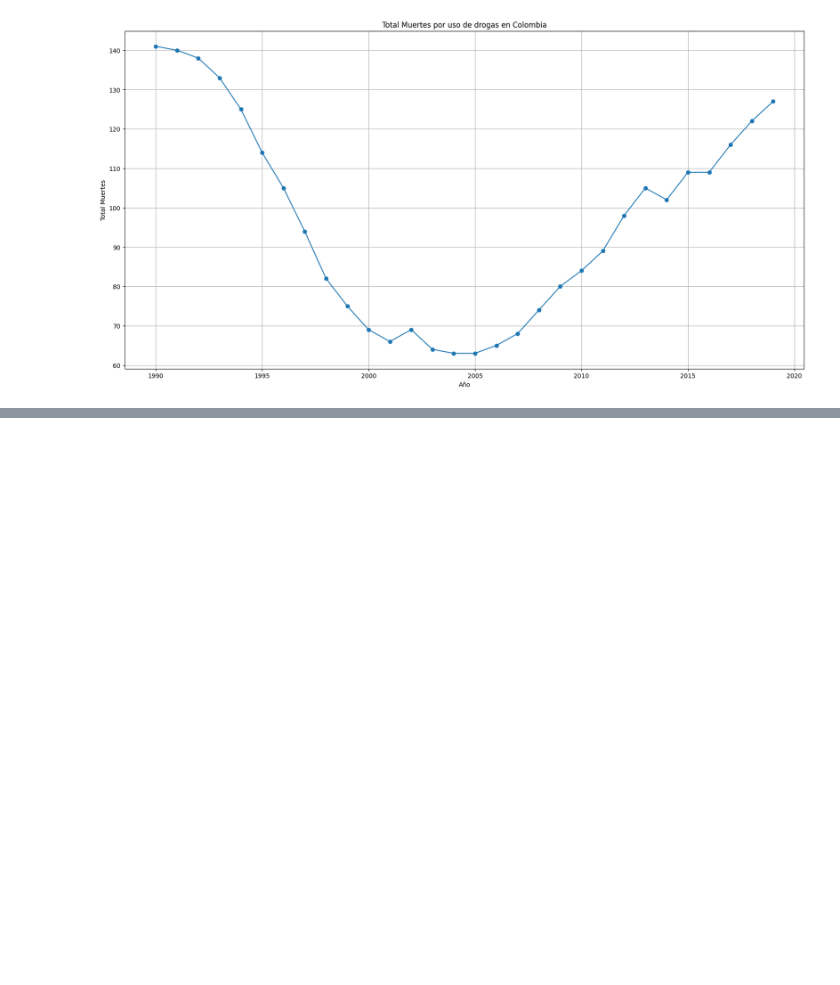
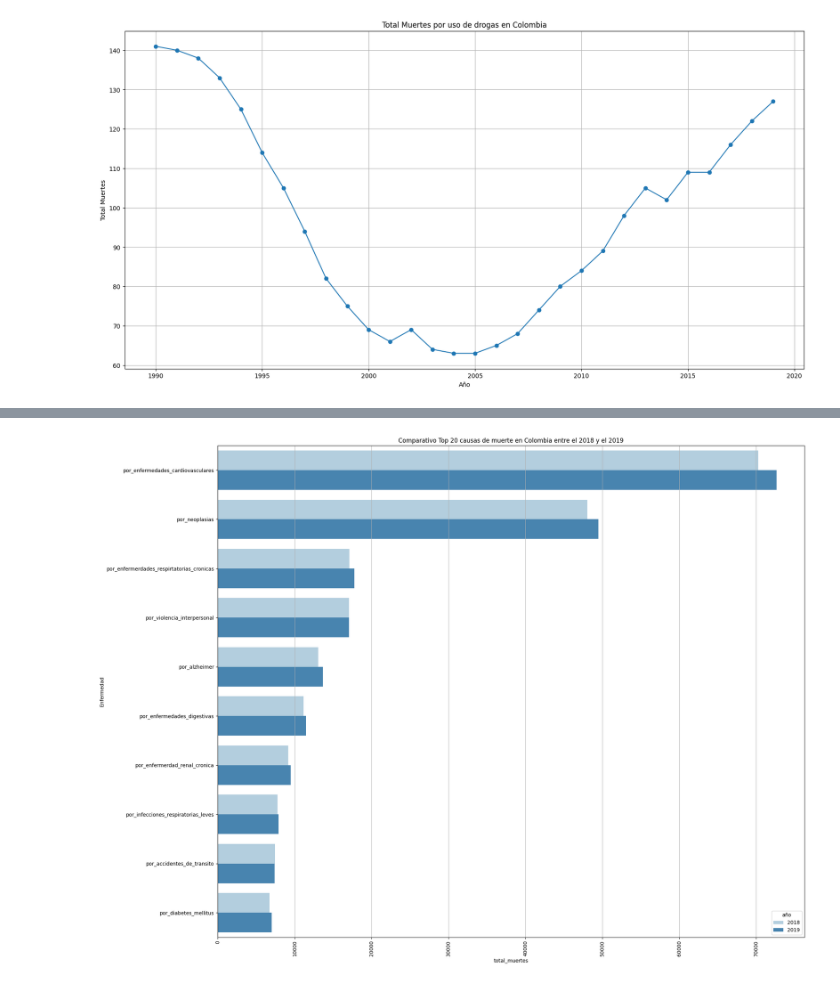
Before and after one commit to fredericksalazar/dataAnalyst_causas_de_muerte, a Jupyter notebook: data_analyst_causas_muerte.ipynb, the cells around one changed output, grey strips where cells are left out. Saved outputs shown, nothing was run; the diff lists cells and outputs as text; code cells hidden in the pictures; blank space fills up the shorter version.

```diff
--- a/data_analyst_causas_muerte.ipynb
+++ b/data_analyst_causas_muerte.ipynb
@@ -497,0 +610,19 @@ plt.plot(df_muertes_drogas_x_sa[df_muertes_drogas_x_sa['pais'] == 'Colombia']['a
+# %%
+plt.figure(figsize=(20,15))
+plt.title('Comparativo Top 20 causas de muerte en Colombia entre el 2018 y el 2019')
+plt.xlabel('Enfermdad')
+plt.ylabel('Total')
+plt.grid()
+plt.xticks(rotation=90)
+
+sns.barplot(data=df_muertes_col_last.head(20),
+            x='total_muertes',
+            y='Enfermedad',
+            hue='año',
+            orient='h',
+            palette='Blues')
+
+plt.tight_layout()
+plt.show()
+# %% [output]
+[figure, added]
```
Also changed, not shown: parts of 11 cells of this notebook.
